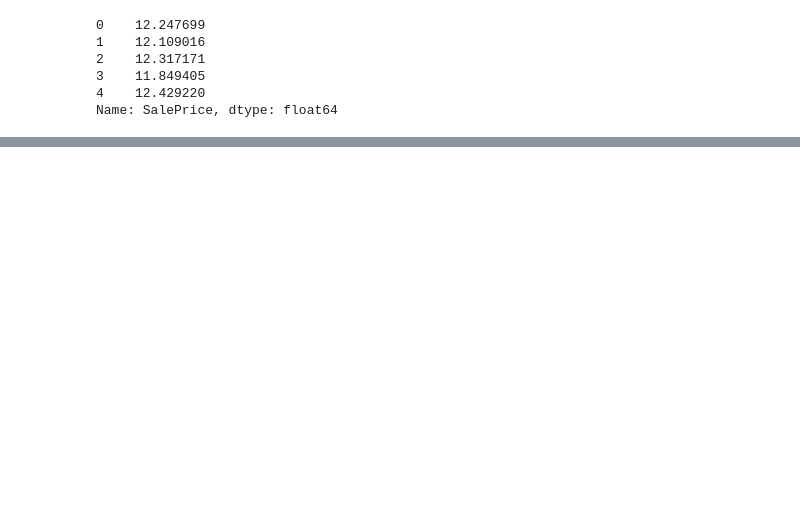
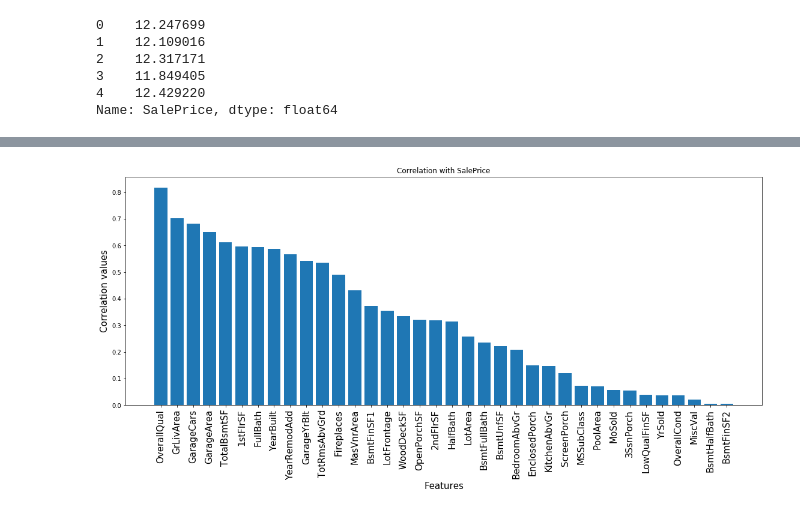
Before and after one commit to Juhi-Purswani/House_Prices-Regression_technique, a Jupyter notebook: Data_exploration.ipynb, the cells around one changed output, grey strips where cells are left out. Cells and saved outputs as stored; diff of their text form; code cells hidden in the pictures; blank space fills up the shorter version.

```diff
--- a/Data_exploration.ipynb
+++ b/Data_exploration.ipynb
@@ -197,0 +143,3 @@ MSZoning            0
+# %%
+df_corr = features.corrwith(labels).abs().sort_values(ascending=False)
+df_corr
@@ -197,0 +164,18 @@ MSZoning            0
+# %%
+corr_names = df_corr.index
+values = df_corr.values
+# %%
+def plot_bar_x():
+    # this is for plotting purpose
+    plt.subplots(figsize=(19,7))
+    index = np.arange(len(corr_names))
+    plt.bar(index, values)
+    plt.xlabel('Features', fontsize=15)
+    plt.ylabel('Correlation values', fontsize=15)
+    plt.xticks(index,corr_names, fontsize=15, rotation=90)
+    plt.title('Correlation with SalePrice')
+    plt.show()
+# %%
+plot_bar_x()
+# %% [output]
+[figure, added]
```
Also changed, not shown: parts of 20 cells of this notebook.
